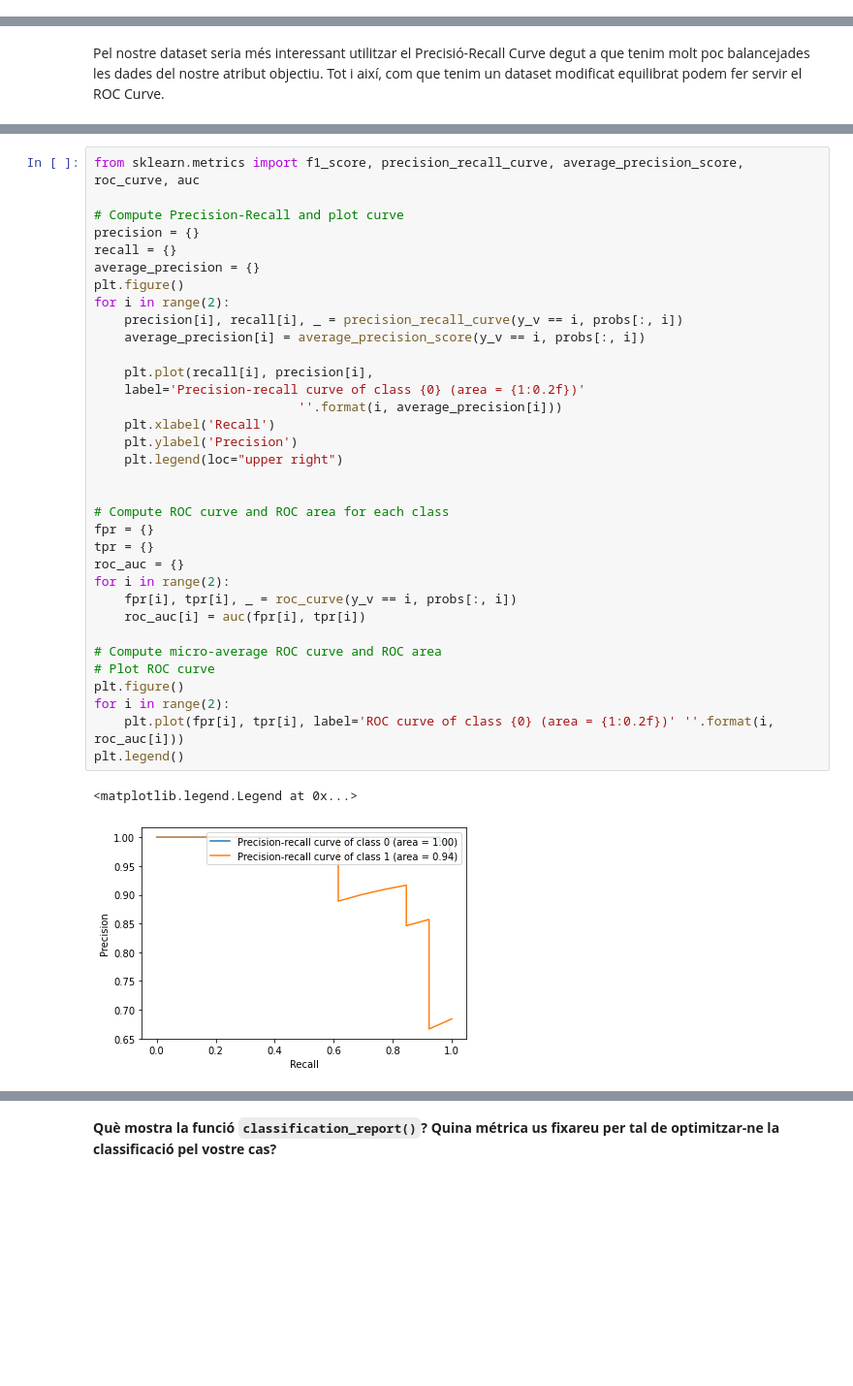
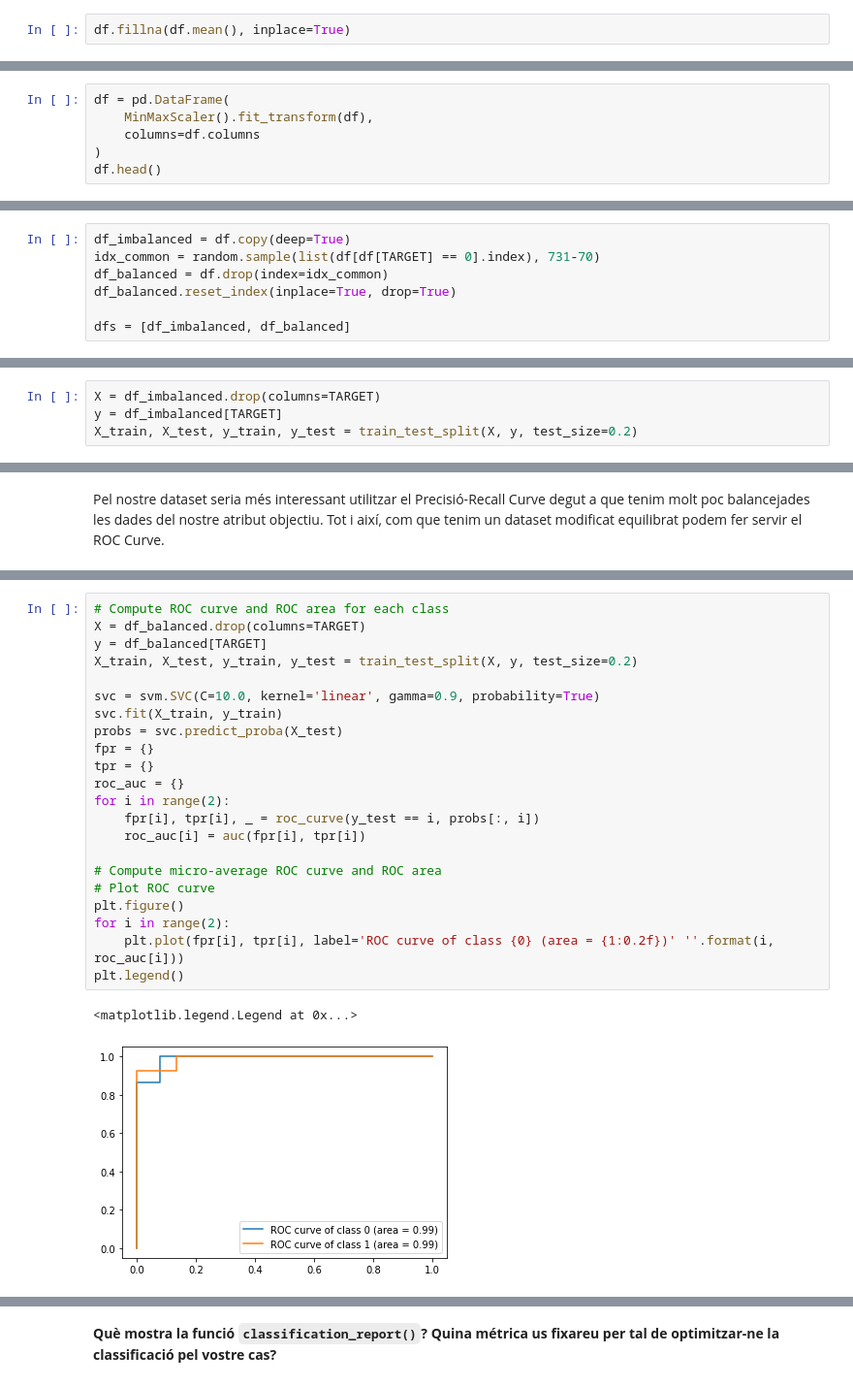
Before and after one commit to pablo15ruiz/ac-pr02, a Jupyter notebook: ApartatA.ipynb, the cells around one changed output, grey strips where cells are left out. Shown at 97% size. Saved outputs shown, nothing was run; the diff lists cells and outputs as text; blank space fills up the shorter version.

```diff
--- a/ApartatA.ipynb
+++ b/ApartatA.ipynb
@@ -162,2 +143,4 @@ desc = df.describe().loc[['mean', '50%', 'std']]
+# %%
+df.fillna(df.mean(), inplace=True)
 # %% [markdown]
 **Com codifiqueu les dades categòriques? (OrdinalEncoder, OneHotEncoder)**
@@ -183,0 +164,6 @@ columns=cols)
+# %%
+df = pd.DataFrame(
+    MinMaxScaler().fit_transform(df),
+    columns=df.columns
+)
+df.head()
@@ -238,3 +208,10 @@ No perquè hi ha massa atributs. Els `PolynomialFeatures` aumenten exponencial.
+# %%
+df_imbalanced = df.copy(deep=True)
+idx_common = random.sample(list(df[df[TARGET] == 0].index), 731-70)
+df_balanced = df.drop(index=idx_common)
+df_balanced.reset_index(inplace=True, drop=True)
+
+dfs = [df_imbalanced, df_balanced]
 # %% [markdown]
 **MODEL SELECTION**
 # %% [markdown]
@@ -419 +312,5 @@ El model més ràpid
+# %%
+X = df_imbalanced.drop(columns=TARGET)
+y = df_imbalanced[TARGET]
+X_train, X_test, y_train, y_test = train_test_split(X, y, test_size=0.2)
 # %%
@@ -725,37 +483,25 @@ Correct classification SVM       0.8 % of the data:  0.9627329192546584
 # %%
-from sklearn.metrics import f1_score, precision_recall_curve, average_precision_score, roc_curve, auc
+# Compute ROC curve and ROC area for each class
+X = df_balanced.drop(columns=TARGET)
+y = df_balanced[TARGET]
+X_train, X_test, y_train, y_test = train_test_split(X, y, test_size=0.2)
 
-# Compute Precision-Recall and plot curve
-precision = {}
-recall = {}
-average_precision = {}
-plt.figure()
-for i in range(2):
-    precision[i], recall[i], _ = precision_recall_curve(y_v == i, probs[:, i])
-    average_precision[i] = average_precision_score(y_v == i, probs[:, i])
-
-    plt.plot(recall[i], precision[i],
-    label='Precision-recall curve of class {0} (area = {1:0.2f})'
-                           ''.format(i, average_precision[i]))
-    plt.xlabel('Recall')
-    plt.ylabel('Precision')
-    plt.legend(loc="upper right")
-
-
-# Compute ROC curve and ROC area for each class
+svc = svm.SVC(C=10.0, kernel='linear', gamma=0.9, probability=True)
+svc.fit(X_train, y_train)
+probs = svc.predict_proba(X_test)
 fpr = {}
 tpr = {}
 roc_auc = {}
 for i in range(2):
-    fpr[i], tpr[i], _ = roc_curve(y_v == i, probs[:, i])
+    fpr[i], tpr[i], _ = roc_curve(y_test == i, probs[:, i])
     roc_auc[i] = auc(fpr[i], tpr[i])
 
 # Compute micro-average ROC curve and ROC area
 # Plot ROC curve
 plt.figure()
 for i in range(2):
     plt.plot(fpr[i], tpr[i], label='ROC curve of class {0} (area = {1:0.2f})' ''.format(i, roc_auc[i]))
 plt.legend()
 # %% [output]
 <matplotlib.legend.Legend at 0x...>
-[figure, old version]
+[figure, new version]
```
Also changed, not shown: parts of 58 cells of this notebook.
